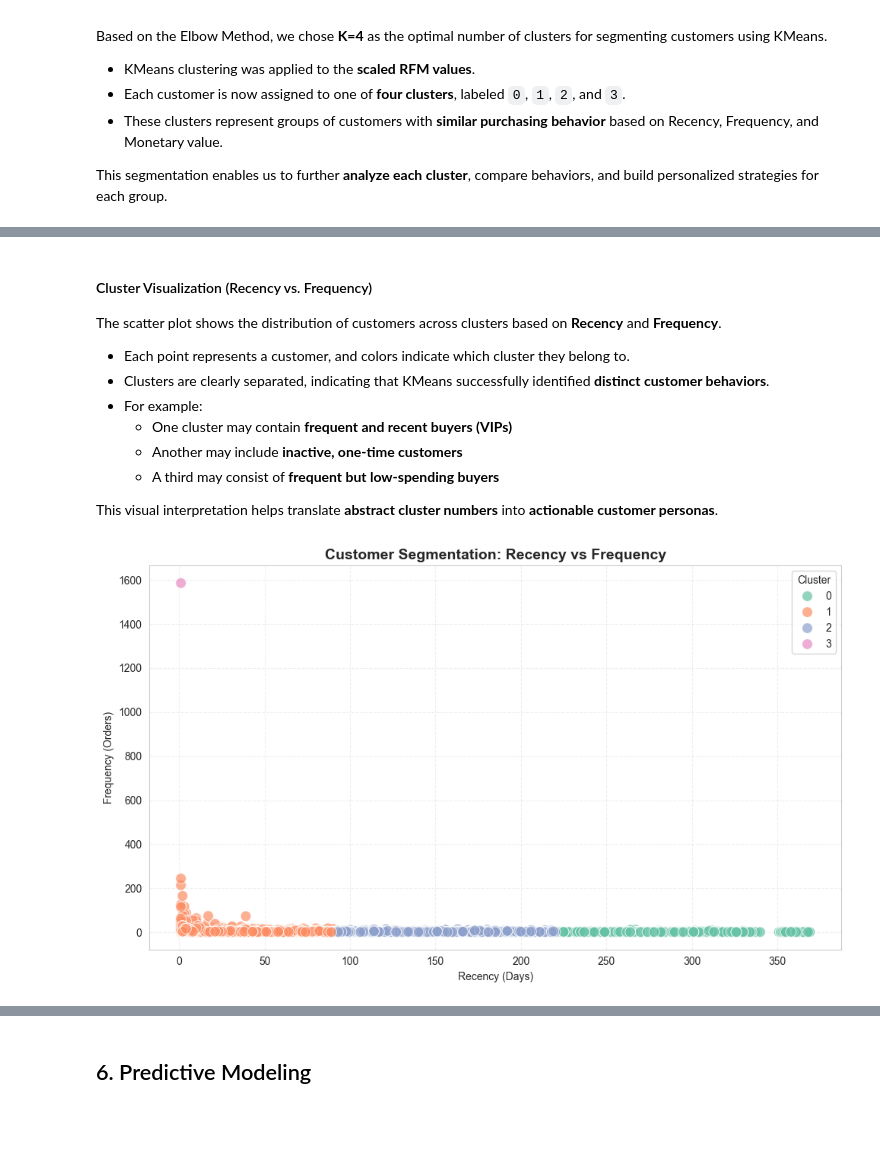
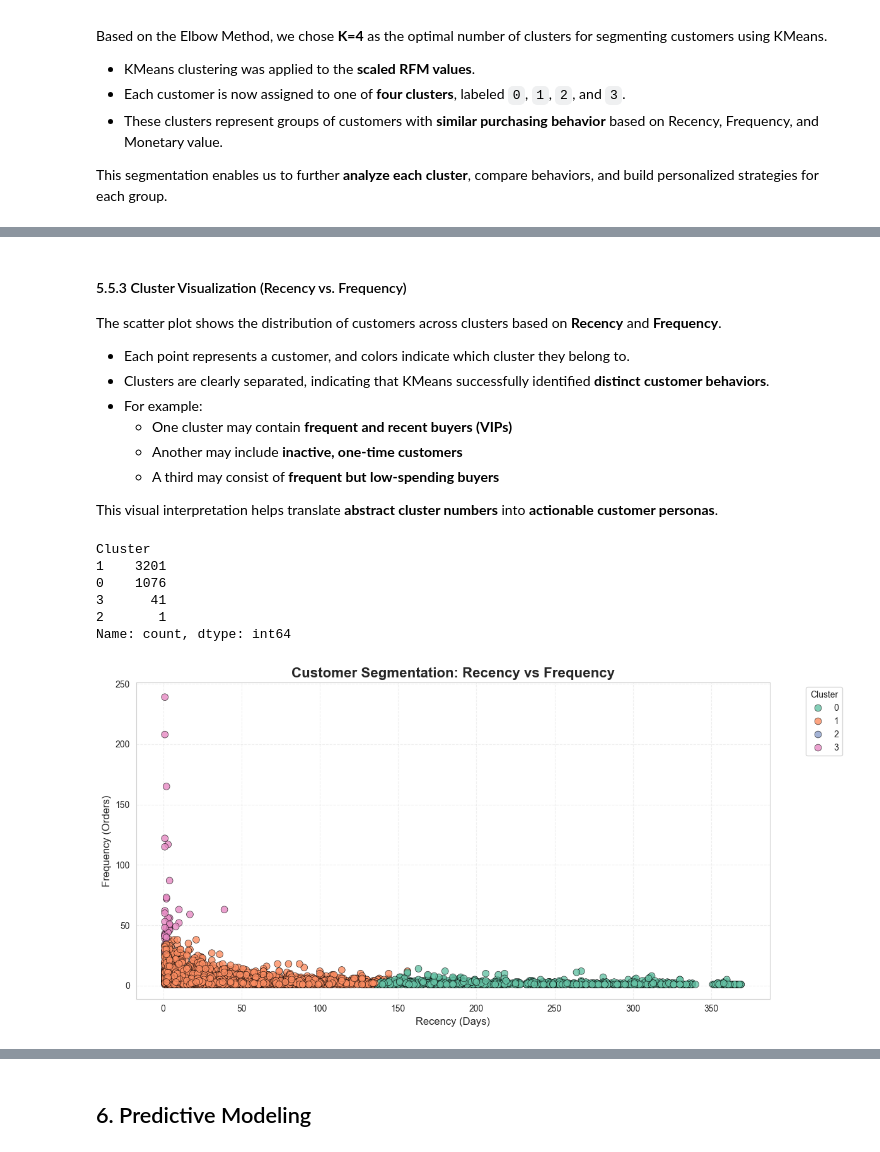
Before and after one commit to Pasindu099/ecommerce-customer-analytics, a Jupyter notebook: notebooks/E-commerce Customer Behavior & Sales Analysis.ipynb, the cells around one changed output, grey strips where cells are left out. Drawn from its saved outputs; the diff is of its cells as text; code cells hidden in the pictures; blank space fills up the shorter version.

```diff
--- a/notebooks/E-commerce Customer Behavior & Sales Analysis.ipynb
+++ b/notebooks/E-commerce Customer Behavior & Sales Analysis.ipynb
@@ -253,0 +215,14 @@ plt.show()
+# %%
+df["YearMonth"] = df["InvoiceDate"].dt.to_period("M")
+
+monthly_active_customers = df.groupby("YearMonth")["CustomerID"].nunique()
+
+plt.figure(figsize=(12,5))
+monthly_active_customers.plot(marker="o", linestyle="-", color="teal")
+plt.title("Monthly Active Customers Over Time", fontsize=14)
+plt.xlabel("Month")
+plt.ylabel("Number of Unique Customers")
+plt.xticks(rotation=45)
+plt.grid(True, alpha=0.3)
+plt.tight_layout()
+plt.show()
@@ -474 +426,3 @@ df["Revenue"] = df["Quantity"] * df["UnitPrice"]
+# %%
+df["CustomerID"] = df["CustomerID"].astype(str)
 # %%
@@ -665,20 +600,16 @@ This segmentation enables strategic targeting for **marketing, retention, and up
 # %%
-# Group by Segment and sum Monetary
 revenue_by_segment = rfm_table.groupby("Segment")["Monetary"].sum().reindex(["VIP", "Loyal", "Potential", "At Risk"])
 
-# Plot
-plt.rcParams['font.family'] = 'DejaVu Sans'  # optional for emoji support
 
 plt.figure(figsize=(9, 5))
 sns.barplot(
     x=revenue_by_segment.index,
     y=revenue_by_segment.values,
-    hue=revenue_by_segment.index,  # added hue to avoid deprecation warning
+    hue=revenue_by_segment.index,
     palette="Set2",
     legend=False
 )
 
-# Annotate bars
 for i, v in enumerate(revenue_by_segment.values):
     plt.text(i, v + 0.02 * max(revenue_by_segment), f"${v:,.0f}", ha="center", fontweight="bold")
 
@@ -810,5 +723,5 @@ rfm_table.head()
 # %% [markdown]
-#### Cluster Visualization (Recency vs. Frequency)
+#### 5.5.3 Cluster Visualization (Recency vs. Frequency)
 
 The scatter plot shows the distribution of customers across clusters based on **Recency** and **Frequency**.
 
@@ -820,29 +733,38 @@ The scatter plot shows the distribution of customers across clusters based on **
   - A third may consist of **frequent but low-spending buyers**
 
 This visual interpretation helps translate **abstract cluster numbers** into **actionable customer personas**.
+# %%
+rfm_table["Cluster"].value_counts()
+# %% [output]
+Cluster
+1    3201
+0    1076
+3      41
+2       1
+Name: count, dtype: int64
 # %%
-import seaborn as sns
-import matplotlib.pyplot as plt
-
-# Plot Recency vs. Frequency
-plt.figure(figsize=(10,6))
+plt.figure(figsize=(12, 6))
 sns.scatterplot(
     data=rfm_table,
     x="Recency",
     y="Frequency",
     hue="Cluster",
     palette="Set2",
-    s=100,
-    alpha=0.7
+    s=60,
+    edgecolor="black",
+    linewidth=0.5,
+    alpha=0.8
 )
 
-plt.title("Customer Segmentation: Recency vs Frequency", fontsize=14, fontweight="bold")
-plt.xlabel("Recency (Days)")
-plt.ylabel("Frequency (Orders)")
-plt.legend(title="Cluster")
+plt.title("Customer Segmentation: Recency vs Frequency", fontsize=16, fontweight="bold")
+plt.xlabel("Recency (Days)", fontsize=12)
+plt.ylabel("Frequency (Orders)", fontsize=12)
+plt.xticks(fontsize=10)
+plt.yticks(fontsize=10)
 plt.grid(True, linestyle='--', alpha=0.3)
+plt.legend(title="Cluster", bbox_to_anchor=(1.05, 1), loc='upper left')
 plt.tight_layout()
 plt.show()
 # %% [output]
-[figure, old version]
+[figure, new version]
 # %% [markdown]
```
Also changed, not shown: parts of 88 cells of this notebook, 2 other files.
